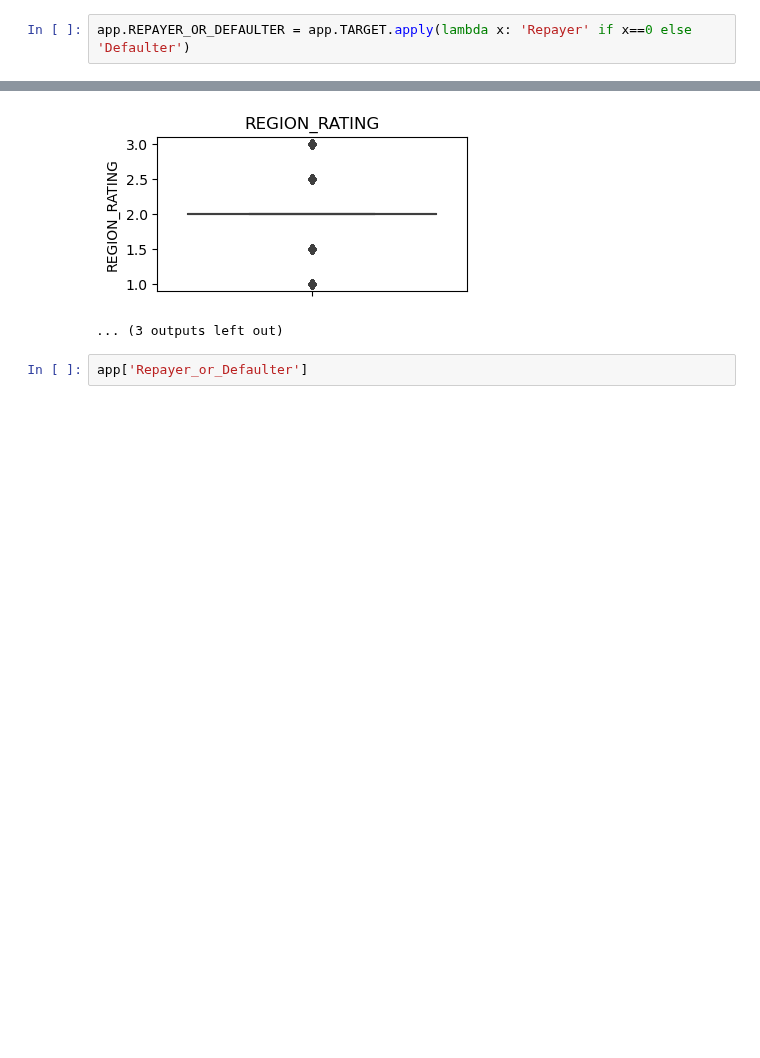
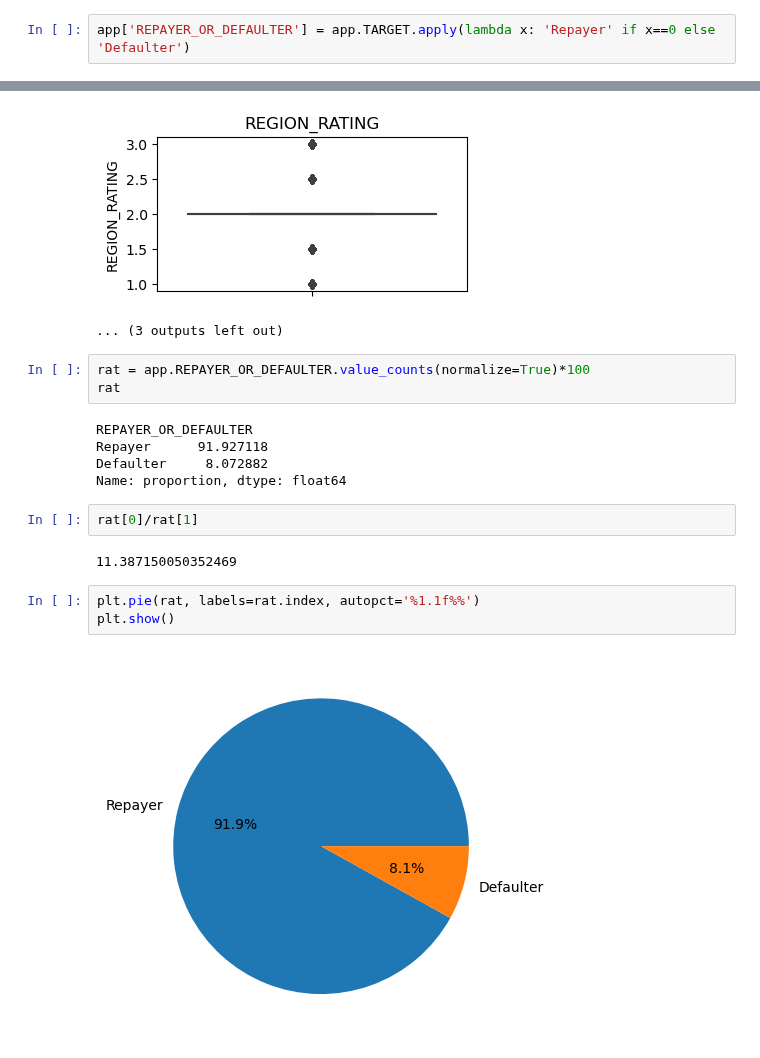
Before and after one commit to Punya-B-R/loan-approval-risk-analysis, a Jupyter notebook: Bank-Loan.ipynb, the cells around one changed output, grey strips where cells are left out. Cells and saved outputs as stored; diff of their text form; blank space fills up the shorter version.

```diff
--- a/Bank-Loan.ipynb
+++ b/Bank-Loan.ipynb
@@ -233,7 +233,7 @@ app.DAYS_REGISTRATION = app.DAYS_REGISTRATION.apply(lambda x: x*-1)
 # %%
 app.DAYS_LAST_PHONE_CHANGE = app.DAYS_LAST_PHONE_CHANGE.apply(lambda x: x*-1)
 # %%
-app.REPAYER_OR_DEFAULTER = app.TARGET.apply(lambda x: 'Repayer' if x==0 else 'Defaulter')
+app['REPAYER_OR_DEFAULTER'] = app.TARGET.apply(lambda x: 'Repayer' if x==0 else 'Defaulter')
 # %%
 app_continous = ['CNT_CHILDREN', 'AMT_INCOME_TOTAL', 'AMT_CREDIT', 'AMT_ANNUITY', 'AMT_GOODS_PRICE', 'REGION_POPULATION_RELATIVE', 'DAYS_EMPLOYED', 'DAYS_REGISTRATION', 'DAYS_ID_PUBLISH', 'CNT_FAM_MEMBERS', 'DAYS_LAST_PHONE_CHANGE', 'REGION_RATING', 'EXT_SOURCE', 'TOTAL_DOCS_GIVEN', 'AGE']
 app_categorical=['TARGET', 'NAME_CONTRACT_TYPE', 'CODE_GENDER', 'FLAG_OWN_CAR', 'FLAG_OWN_REALTY', 'NAME_TYPE_SUITE', 'NAME_INCOME_TYPE', 'NAME_EDUCATION_TYPE', 'NAME_FAMILY_STATUS', 'NAME_HOUSING_TYPE', 'OCCUPATION_TYPE', 'ORGANIZATION_TYPE', 'CONTACT_INFO', 'PERCENTAGE_ADDRESS_MATCH']
@@ -257,5 +257,20 @@ for i in app_continous:
 [figure]
 [figure]
 ... (3 outputs left out)
-# %%
-app['Repayer_or_Defaulter']
+# %%
+rat = app.REPAYER_OR_DEFAULTER.value_counts(normalize=True)*100
+rat
+# %% [output]
+REPAYER_OR_DEFAULTER
+Repayer      91.927118
+Defaulter     8.072882
+Name: proportion, dtype: float64
+# %%
+rat[0]/rat[1]
+# %% [output]
+11.387150050352469
+# %%
+plt.pie(rat, labels=rat.index, autopct='%1.1f%%')
+plt.show()
+# %% [output]
+[figure, added]
```
